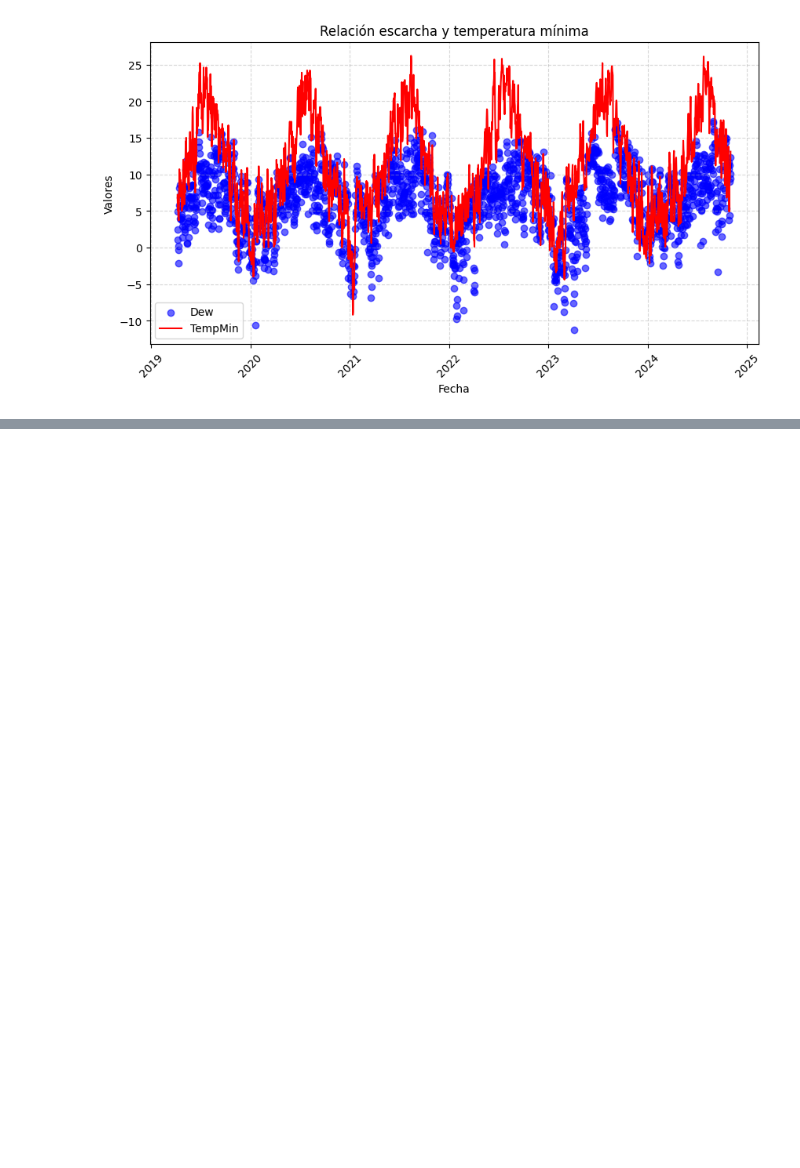
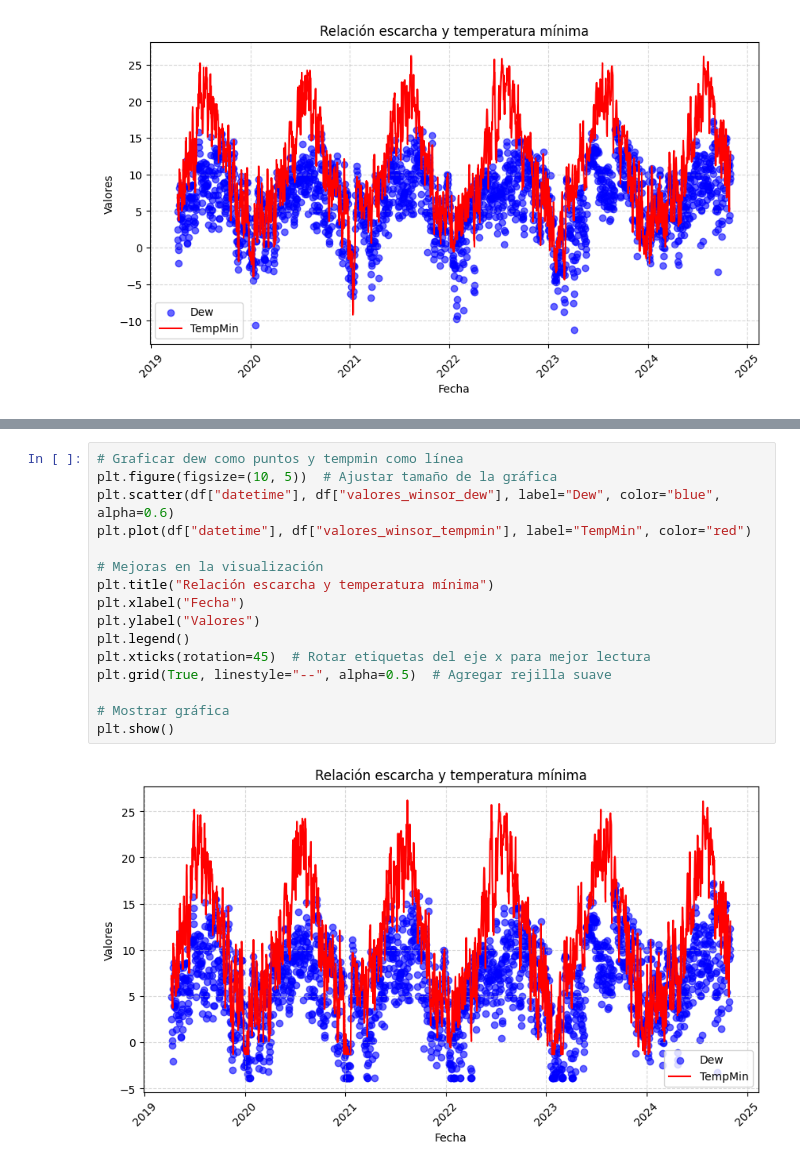
Before and after one commit to J0rge14/TrabajoTemperatura, a Jupyter notebook: temperatura.ipynb, the cells around one changed output, grey strips where cells are left out. Cells and saved outputs as stored; diff of their text form; blank space fills up the shorter version.

```diff
--- a/temperatura.ipynb
+++ b/temperatura.ipynb
@@ -260,0 +265,18 @@ df
+# %%
+# Graficar dew como puntos y tempmin como línea
+plt.figure(figsize=(10, 5))  # Ajustar tamaño de la gráfica
+plt.scatter(df["datetime"], df["valores_winsor_dew"], label="Dew", color="blue", alpha=0.6)
+plt.plot(df["datetime"], df["valores_winsor_tempmin"], label="TempMin", color="red")
+
+# Mejoras en la visualización
+plt.title("Relación escarcha y temperatura mínima")
+plt.xlabel("Fecha")
+plt.ylabel("Valores")
+plt.legend()
+plt.xticks(rotation=45)  # Rotar etiquetas del eje x para mejor lectura
+plt.grid(True, linestyle="--", alpha=0.5)  # Agregar rejilla suave
+
+# Mostrar gráfica
+plt.show()
+# %% [output]
+[figure, added]
```
Also changed, not shown: parts of 3 cells of this notebook.
